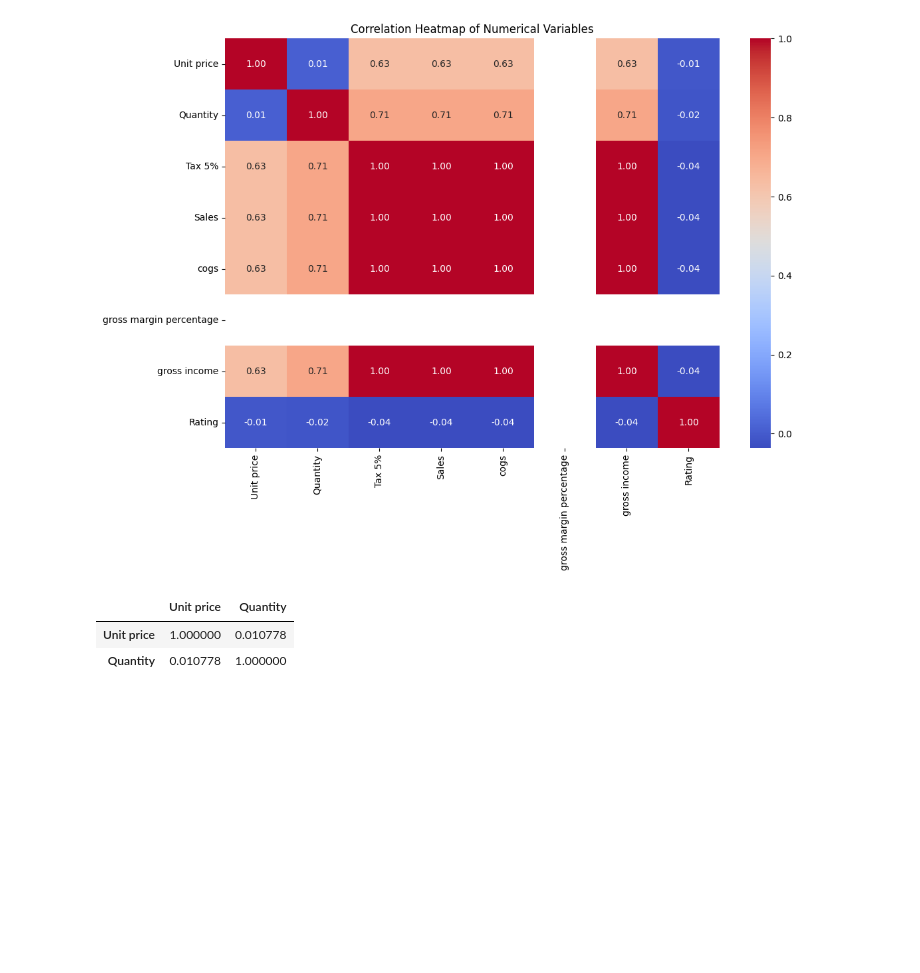
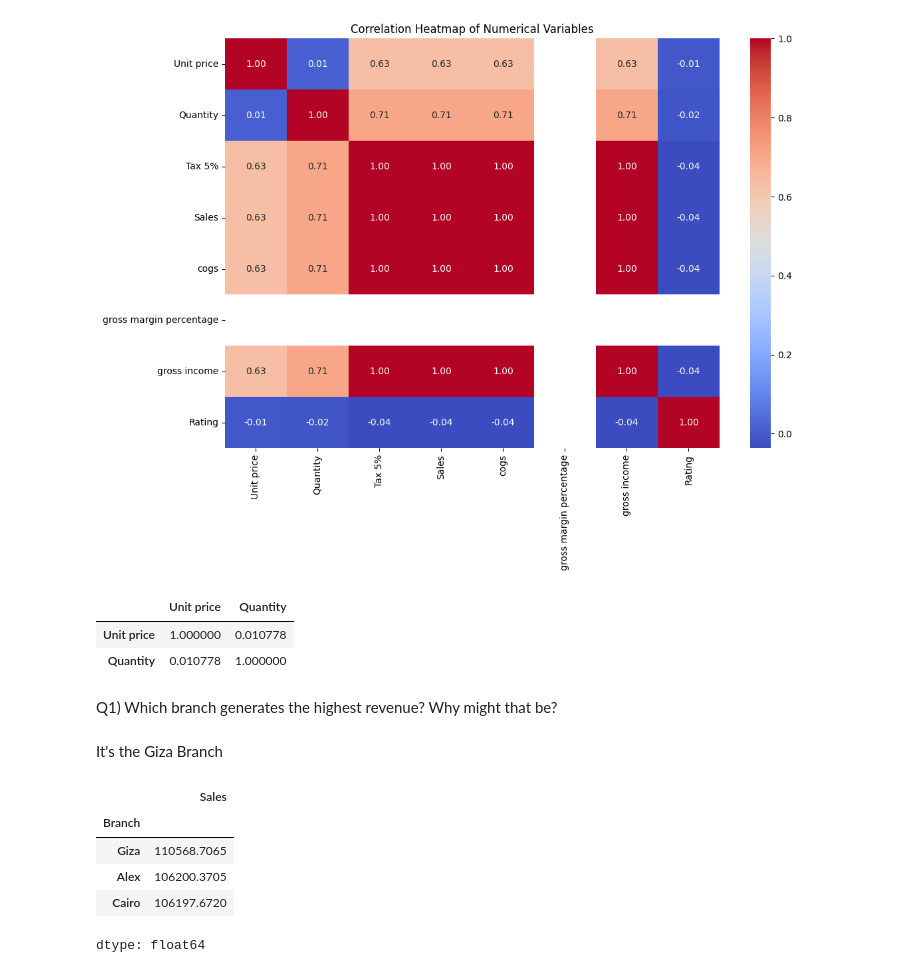
Before and after one commit to m0sfe/Supermarket-Sales-Analysis, a Jupyter notebook: Python_Project.ipynb, the cells around one changed output. Cells and saved outputs as stored; diff of their text form; code cells hidden in the pictures; blank space fills up the shorter version.

```diff
--- a/Python_Project.ipynb
+++ b/Python_Project.ipynb
@@ -242,3 +242,17 @@ df[['Unit price', 'Quantity']].corr()
 |  | Unit price | Quantity |
 | Unit price | 1.000000 | 0.010778 |
 | Quantity | 0.010778 | 1.000000 |
+# %% [markdown]
+Q1) Which branch generates the highest revenue? Why might that be?
+# %% [markdown]
+It's the Giza Branch
+# %%
+branch_revenue = df.groupby('Branch')['Sales'].sum().sort_values(ascending=False)
+branch_revenue
+# %% [output]
+|  | Sales |
+| Branch |  |
+| Giza | 110568.7065 |
+| Alex | 106200.3705 |
+| Cairo | 106197.6720 |
+dtype: float64
```
Also changed, not shown: parts of 13 cells of this notebook.
